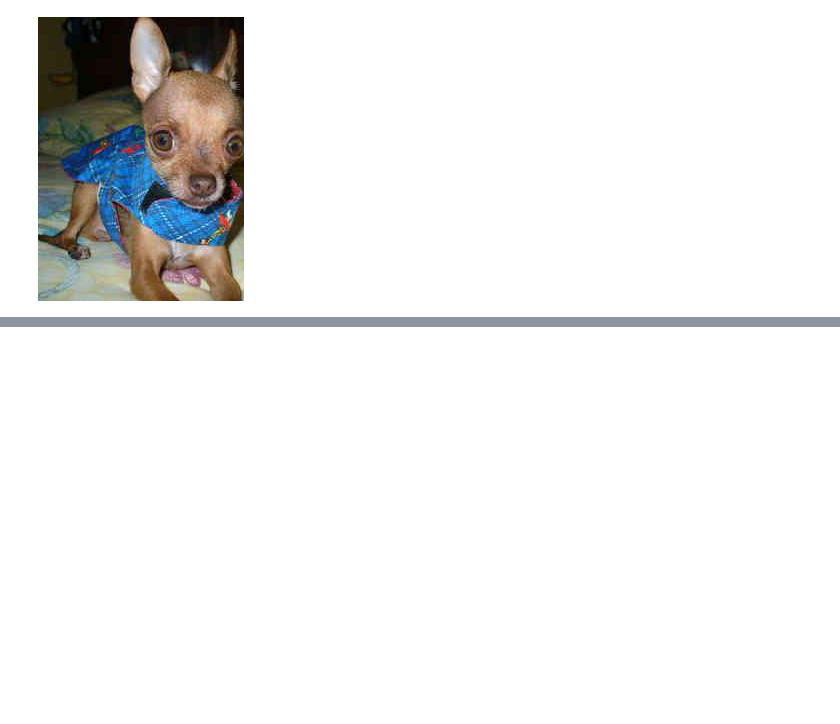
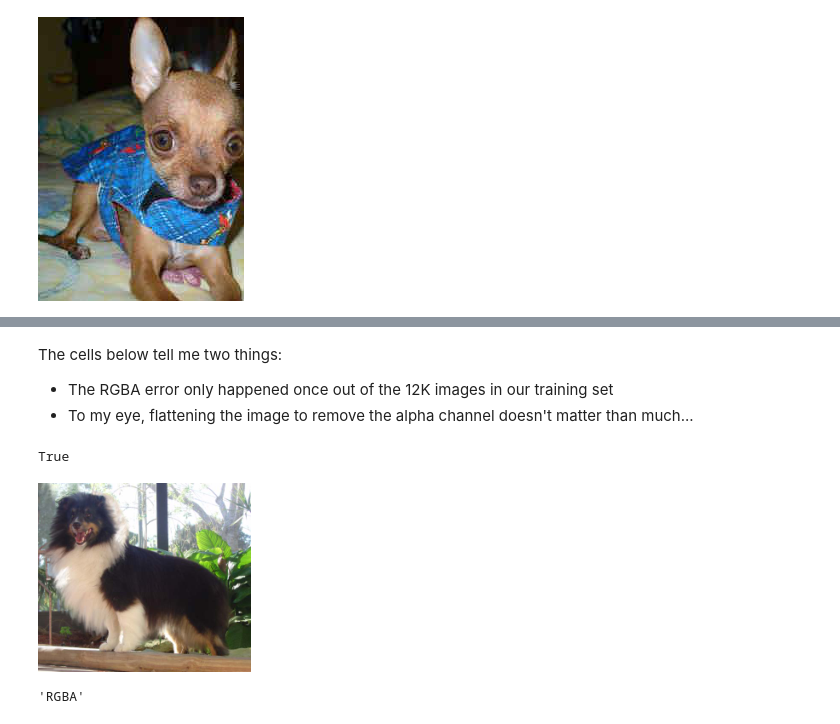
Before and after one commit to ZombieSocrates/ml-udacity-capstone, a Jupyter notebook: 1-Data_Exploration_Preprocessing.ipynb, the cells around one changed output, grey strips where cells are left out. Cells and saved outputs as stored; diff of their text form; code cells hidden in the pictures; blank space fills up the shorter version.

```diff
--- a/1-Data_Exploration_Preprocessing.ipynb
+++ b/1-Data_Exploration_Preprocessing.ipynb
@@ -392,0 +648,10 @@ display(Image.open(foo_img).crop(box = extract_bbox_coords(foo_annot)))
+# %% [markdown]
+The cells below tell me two things:
+
+- The RGBA error only happened once out of the 12K images in our training set
+- To my eye, flattening the image to remove the alpha channel doesn't matter than much...
+# %%
+err_img = pathlib.Path("data/Images/n02105855-Shetland_sheepdog/n02105855_2933.jpg")
+err_img.is_file()
+# %% [output]
+True
@@ -392,0 +661,8 @@ display(Image.open(foo_img).crop(box = extract_bbox_coords(foo_annot)))
+# %%
+display(Image.open(err_img))
+# %% [output]
+[figure, added]
+# %%
+Image.open(err_img).mode
+# %% [output]
+'RGBA'
```
Also changed, not shown: parts of 39 cells of this notebook, 2 other files.
